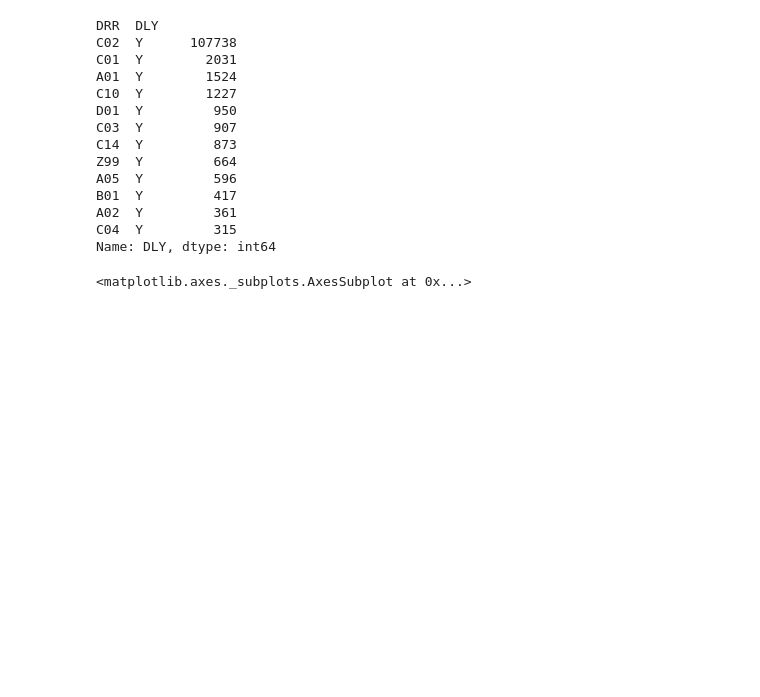
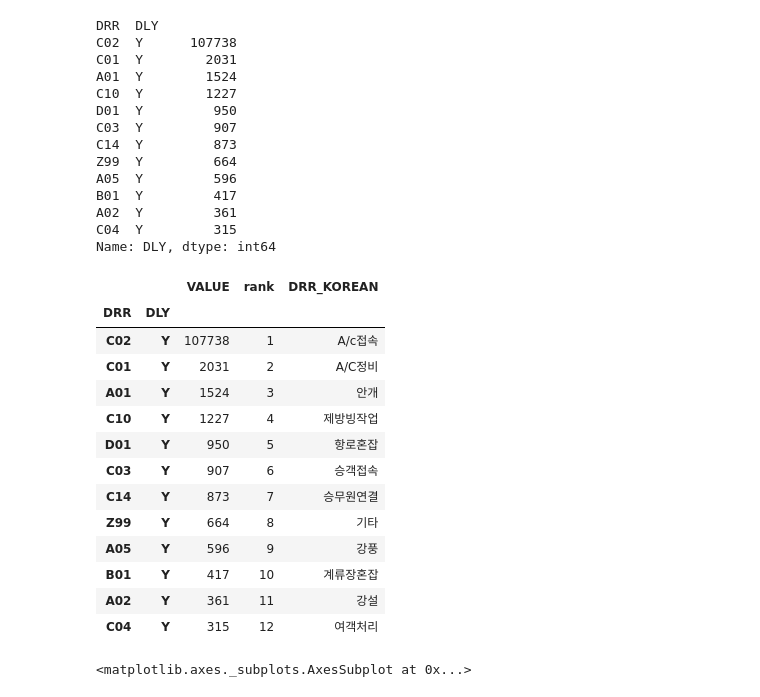
Before and after one commit to ohjaes/bigcon_code, a Jupyter notebook: EDA & PREPROCESSING.ipynb, the cells around one changed output. Cells and saved outputs as stored; diff of their text form; code cells hidden in the pictures; blank space fills up the shorter version.

```diff
--- a/EDA & PREPROCESSING.ipynb
+++ b/EDA & PREPROCESSING.ipynb
@@ -146,6 +146,40 @@ B01  Y         417
 A02  Y         361
 C04  Y         315
 Name: DLY, dtype: int64
+# %%
+# 지연,결항 사유를 많은 순서대로 나열
+weather_data = data_afsnt[['DRR','DLY']][data_afsnt['DLY'] == 'Y'].groupby('DRR')['DLY'].value_counts().sort_values(ascending=[False])
+DRR = []
+DLY = []
+for i in weather_data.index:
+    DRR.append(i[0])
+for i in weather_data.index:
+    DLY.append(i[1])
+
+rank_DRR = pd.DataFrame({'VALUE' : weather_data, 'rank' : range(1,37)})
+rank_DRR = rank_DRR.sort_values(by='DRR')
+rank_DRR['DRR_KOREAN'] = ['안개','강설','강우','태풍','강풍','상층풍','운고','기상-항로','기상-뇌우','기상-기타','계류장혼잡',
+                    '사고','활주로사정','행사','공항폐쇄','이륙대기','Curfew','A/C정비','A/c접속','승객접속','여객처리',
+                    '지상조업','SKD변경','항공기부족','환자','제방빙작업','보안검색','조종사자격','승무원휴식',
+                    '승무원연결','화물탑재','화물연결','항로혼잡','관제','복합원인','기타']
+
+rank_DRR = rank_DRR.sort_values(by='rank')
+rank_DRR.head(12) # 12개까지 많은 수를 보인다고 봤다
+# %% [output]
+|  |  | VALUE | rank | DRR_KOREAN |
+| DRR | DLY |  |  |  |
+| C02 | Y | 107738 | 1 | A/c접속 |
+| C01 | Y | 2031 | 2 | A/C정비 |
+| A01 | Y | 1524 | 3 | 안개 |
+| C10 | Y | 1227 | 4 | 제방빙작업 |
+| D01 | Y | 950 | 5 | 항로혼잡 |
+| C03 | Y | 907 | 6 | 승객접속 |
+| C14 | Y | 873 | 7 | 승무원연결 |
+| Z99 | Y | 664 | 8 | 기타 |
+| A05 | Y | 596 | 9 | 강풍 |
+| B01 | Y | 417 | 10 | 계류장혼잡 |
+| A02 | Y | 361 | 11 | 강설 |
+| C04 | Y | 315 | 12 | 여객처리 |
 # %%
 plt.figure(figsize=(10,6))
 sns.barplot(data=data_afsnt,x='SDT_MM',y='NUM')
```
Also changed, not shown: parts of 21 cells of this notebook.
